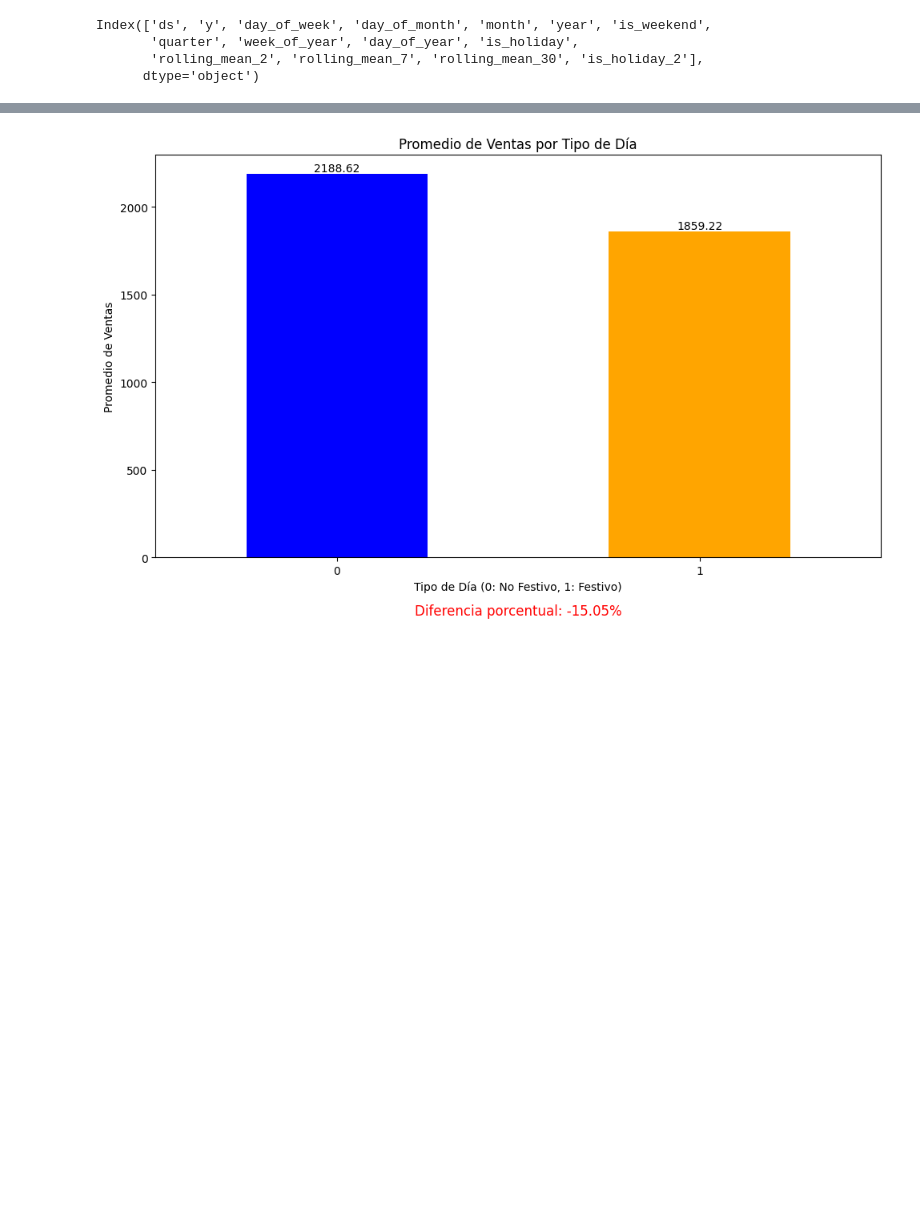
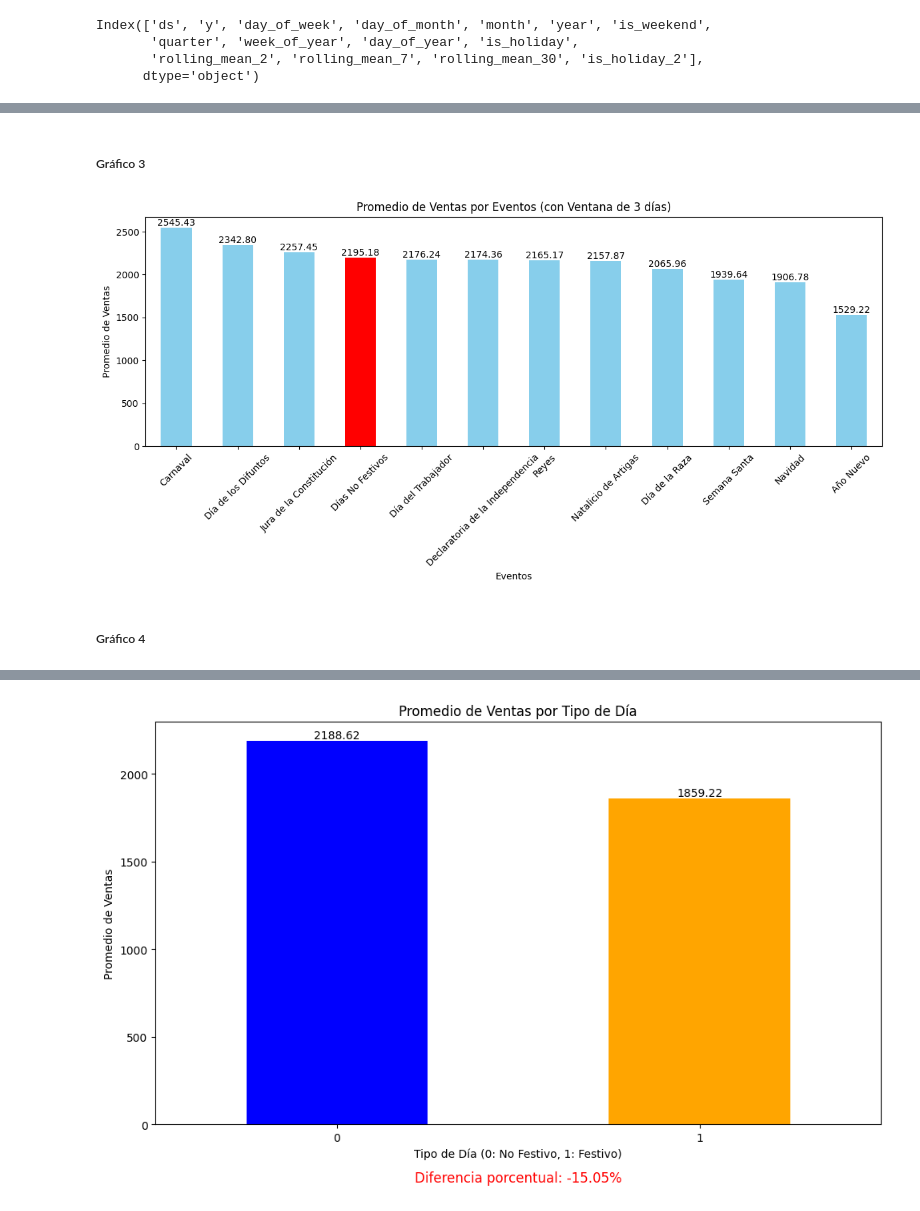
Before and after one commit to juanspadaro/forecasting_for_planning, a Jupyter notebook: EDA.ipynb, the cells around one changed output, grey strips where cells are left out. Saved outputs shown, nothing was run; the diff lists cells and outputs as text; code cells hidden in the pictures; blank space fills up the shorter version.

```diff
--- a/EDA.ipynb
+++ b/EDA.ipynb
@@ -212,0 +281,45 @@ Index(['ds', 'y', 'day_of_week', 'day_of_month', 'month', 'year', 'is_weekend',
+# %% [markdown]
+##### Gráfico 3
+# %%
+import matplotlib.pyplot as plt
+
+# Crear una columna 'is_holiday_window' inicializada en 0
+df['is_holiday_window'] = 0
+
+# Iterar sobre cada feriado y marcar los días correspondientes en 'is_holiday_window'
+for holiday in holidays_uruguay.itertuples():
+    start_date = holiday.ds + pd.Timedelta(days=holiday.lower_window)
+    end_date = holiday.ds + pd.Timedelta(days=holiday.upper_window)
+    df.loc[(df['ds'] >= start_date) & (df['ds'] <= end_date), 'is_holiday_window'] = 1
+    df.loc[(df['ds'] >= start_date) & (df['ds'] <= end_date), 'holiday_name'] = holiday.holiday
+
+# Reemplazar NaN en 'holiday_name' con 'Días No Festivos'
+df['holiday_name'] = df['holiday_name'].fillna('Días no festivos')
+
+# Agrupar por 'holiday_name' y calcular el promedio de 'y'
+promedio_ventas_holiday_window = df.groupby('holiday_name')['y'].mean()
+
+# Ordenar de mayor a menor
+promedio_ventas_holiday_window = promedio_ventas_holiday_window.sort_values(ascending=False)
+
+# Crear el gráfico de barras con la barra de días no festivos en rojo
+colors = ['red' if holiday == 'Días No Festivos' else 'skyblue' for holiday in promedio_ventas_holiday_window.index]
+ax_holiday_window = promedio_ventas_holiday_window.plot(kind='bar', figsize=(12, 6), color=colors)
+
+# Añadir títulos y etiquetas
+plt.title('Promedio de Ventas por Eventos (con Ventana de 3 días)')
+plt.xlabel('Eventos')
+plt.ylabel('Promedio de Ventas')
+plt.xticks(rotation=45)
+plt.tight_layout()
+
+# Añadir etiquetas con el promedio de cada categoría
+for i in ax_holiday_window.containers:
+    ax_holiday_window.bar_label(i, fmt='%.2f', label_type='edge')
+
+# Mostrar el gráfico
+plt.show()
+# %% [output]
+[figure, added]
+# %% [markdown]
+##### Gráfico 4
```
Also changed, not shown: parts of 18 cells of this notebook.
